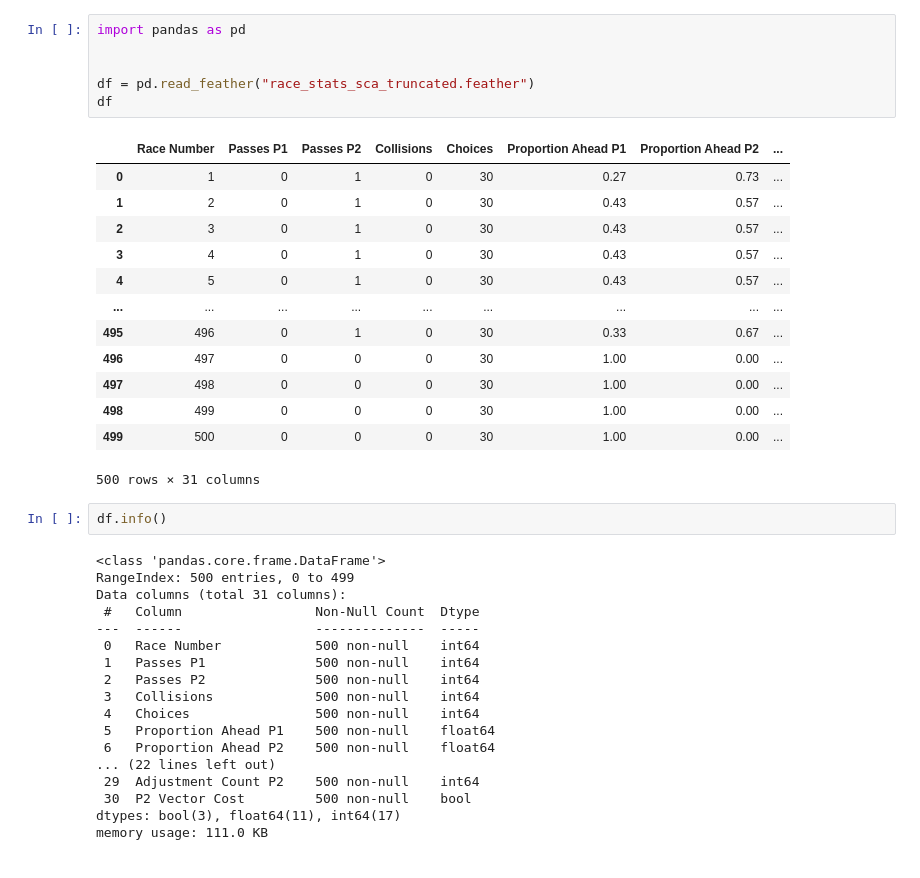
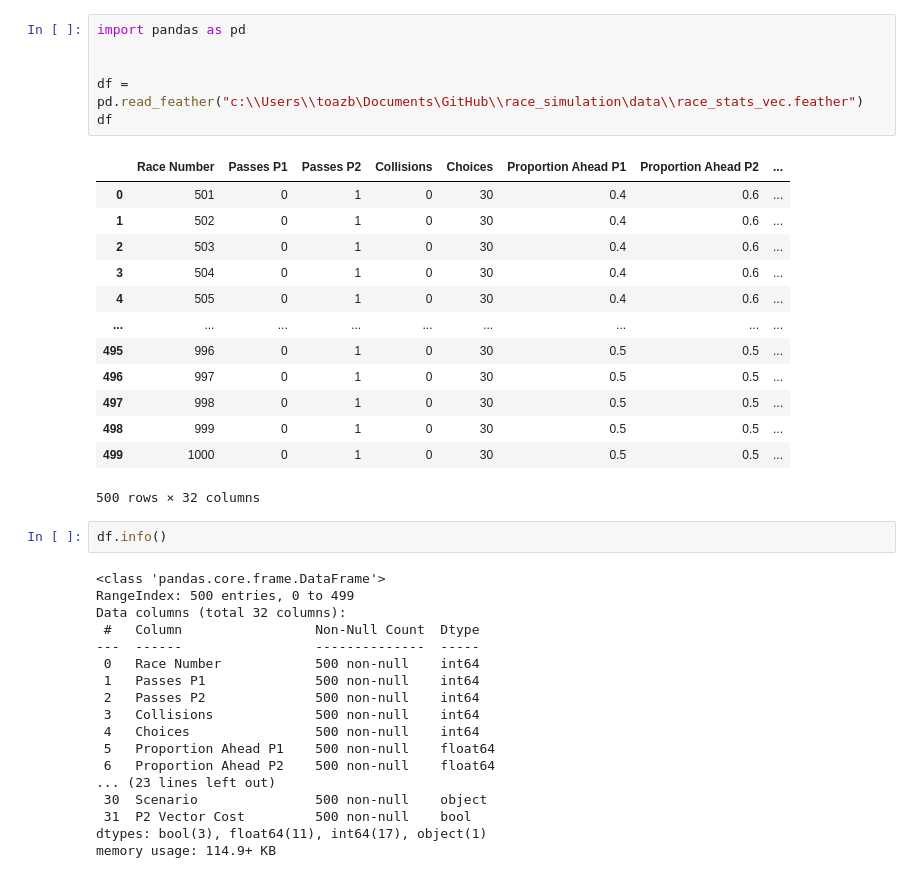
Before and after one commit to toazbenj/scenario_visualization, a Jupyter notebook: see_data.ipynb, the cells around one changed output. Cells and saved outputs as stored; diff of their text form.

```diff
--- a/see_data.ipynb
+++ b/see_data.ipynb
@@ -1,29 +1,29 @@
 # %%
 import pandas as pd
 
 
-df = pd.read_feather("race_stats_sca_truncated.feather")
+df = pd.read_feather("c:\\Users\\toazb\Documents\GitHub\\race_simulation\data\\race_stats_vec.feather")
 df
 # %% [output]
 |  | Race Number | Passes P1 | Passes P2 | Collisions | Choices | Proportion Ahead P1 | Proportion Ahead P2 | ... |
-| 0 | 1 | 0 | 1 | 0 | 30 | 0.27 | 0.73 | ... |
-| 1 | 2 | 0 | 1 | 0 | 30 | 0.43 | 0.57 | ... |
-| 2 | 3 | 0 | 1 | 0 | 30 | 0.43 | 0.57 | ... |
-| 3 | 4 | 0 | 1 | 0 | 30 | 0.43 | 0.57 | ... |
-| 4 | 5 | 0 | 1 | 0 | 30 | 0.43 | 0.57 | ... |
+| 0 | 501 | 0 | 1 | 0 | 30 | 0.4 | 0.6 | ... |
+| 1 | 502 | 0 | 1 | 0 | 30 | 0.4 | 0.6 | ... |
+| 2 | 503 | 0 | 1 | 0 | 30 | 0.4 | 0.6 | ... |
+| 3 | 504 | 0 | 1 | 0 | 30 | 0.4 | 0.6 | ... |
+| 4 | 505 | 0 | 1 | 0 | 30 | 0.4 | 0.6 | ... |
 | ... | ... | ... | ... | ... | ... | ... | ... | ... |
-| 495 | 496 | 0 | 1 | 0 | 30 | 0.33 | 0.67 | ... |
-| 496 | 497 | 0 | 0 | 0 | 30 | 1.00 | 0.00 | ... |
-| 497 | 498 | 0 | 0 | 0 | 30 | 1.00 | 0.00 | ... |
-| 498 | 499 | 0 | 0 | 0 | 30 | 1.00 | 0.00 | ... |
-| 499 | 500 | 0 | 0 | 0 | 30 | 1.00 | 0.00 | ... |
+| 495 | 996 | 0 | 1 | 0 | 30 | 0.5 | 0.5 | ... |
+| 496 | 997 | 0 | 1 | 0 | 30 | 0.5 | 0.5 | ... |
+| 497 | 998 | 0 | 1 | 0 | 30 | 0.5 | 0.5 | ... |
+| 498 | 999 | 0 | 1 | 0 | 30 | 0.5 | 0.5 | ... |
+| 499 | 1000 | 0 | 1 | 0 | 30 | 0.5 | 0.5 | ... |
-500 rows × 31 columns
+500 rows × 32 columns
 # %%
 df.info()
 # %% [output]
 <class 'pandas.core.frame.DataFrame'>
 RangeIndex: 500 entries, 0 to 499
-Data columns (total 31 columns):
+Data columns (total 32 columns):
  #   Column                 Non-Null Count  Dtype
 ---  ------                 --------------  -----
  0   Race Number            500 non-null    int64
@@ -33,8 +33,8 @@ Data columns (total 31 columns):
  4   Choices                500 non-null    int64
  5   Proportion Ahead P1    500 non-null    float64
  6   Proportion Ahead P2    500 non-null    float64
-... (22 lines left out)
- 29  Adjustment Count P2    500 non-null    int64
- 30  P2 Vector Cost         500 non-null    bool
-dtypes: bool(3), float64(11), int64(17)
-memory usage: 111.0 KB
+... (23 lines left out)
+ 30  Scenario               500 non-null    object
+ 31  P2 Vector Cost         500 non-null    bool
+dtypes: bool(3), float64(11), int64(17), object(1)
+memory usage: 114.9+ KB
```
Also changed, not shown: parts of 2 cells of this notebook, 6 other files.
